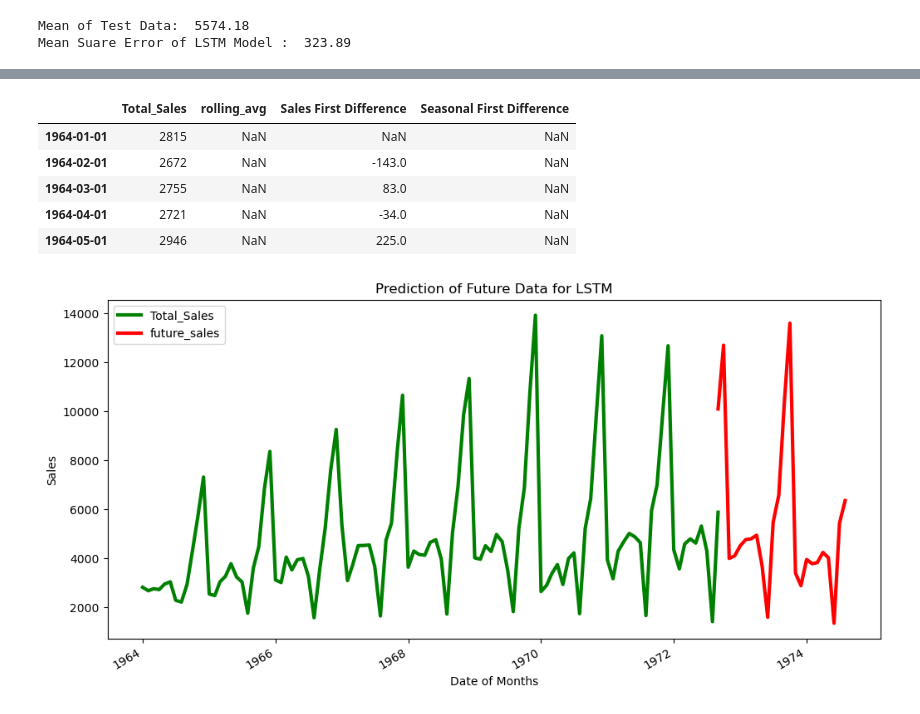
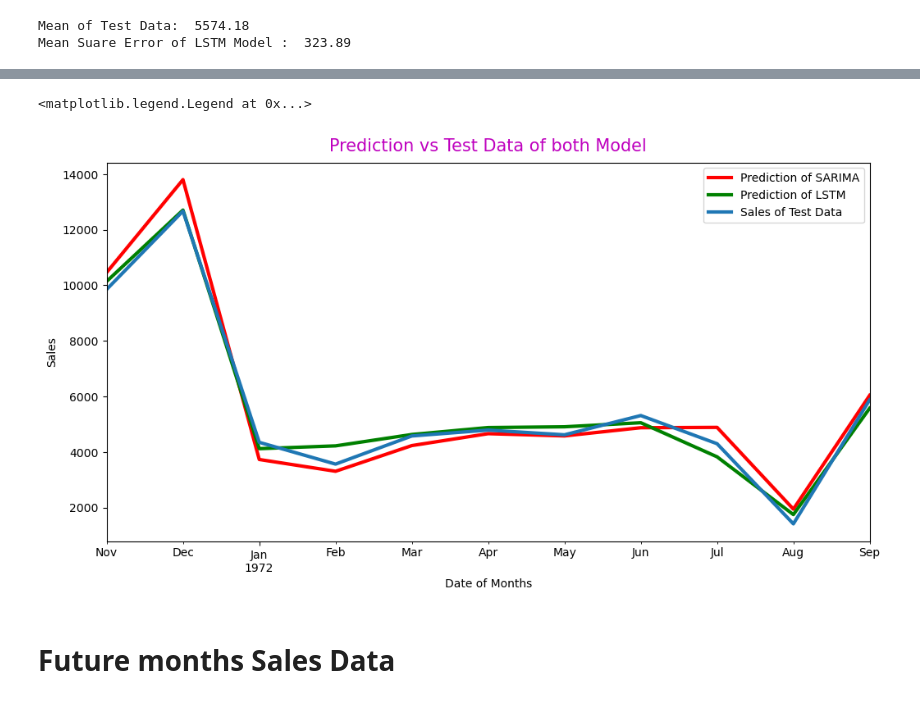
Before and after one commit to Bikas0/Sales-of-a-Retail-Store, a Jupyter notebook: Business Automation Ltd. Interview Skill Test/Predicting Monthly Sales for a Retail Stores.ipynb, the cells around one changed output, grey strips where cells are left out. Cells and saved outputs as stored; diff of their text form; code cells hidden in the pictures.

```diff
--- a/Business Automation Ltd. Interview Skill Test/Predicting Monthly Sales for a Retail Stores.ipynb
+++ b/Business Automation Ltd. Interview Skill Test/Predicting Monthly Sales for a Retail Stores.ipynb
@@ -495,10 +471,0 @@ predictions_LSTM_future = scaler.inverse_transform(future_predictions)
-# %%
-future_df = dataset_for_future_pred_plot_function(dataset, len(predictions_LSTM_future))
-future_df.head()
-# %% [output]
-|  | Total_Sales | rolling_avg | Sales First Difference | Seasonal First Difference |
-| 1964-01-01 | 2815 | NaN | NaN | NaN |
-| 1964-02-01 | 2672 | NaN | -143.0 | NaN |
-| 1964-03-01 | 2755 | NaN | 83.0 | NaN |
-| 1964-04-01 | 2721 | NaN | -34.0 | NaN |
-| 1964-05-01 | 2946 | NaN | 225.0 | NaN |
@@ -515,4 +472,14 @@ future_df['future_sales'] = pd.to_numeric(future_df['future_sales'], errors='coe
-# %%
-plot_pred_future_sales_with_previoue_sales_function("LSTM", 'future_sales')
-# %% [output]
-[figure, removed]
+# %%
+plt.figure(figsize=(12,6))
+prediction_SARIMA.plot(linewidth=3,label = f"Prediction of SARIMA", c = 'r')
+test_data["predictions_LSTM"].plot(linewidth=3,label = f"Prediction of LSTM", c = 'g')
+test_data['Total_Sales'].plot(linewidth=3, label = "Sales of Test Data")
+plt.title(f'Prediction vs Test Data of both Model', color = 'm', size = 15, pad = 10)
+plt.ylabel("Sales")
+plt.xlabel("Date of Months")
+plt.legend()
+# %% [output]
+<matplotlib.legend.Legend at 0x...>
+[figure, added]
+# %% [markdown]
+# Future months Sales Data
```
Also changed, not shown: parts of 39 cells of this notebook.
